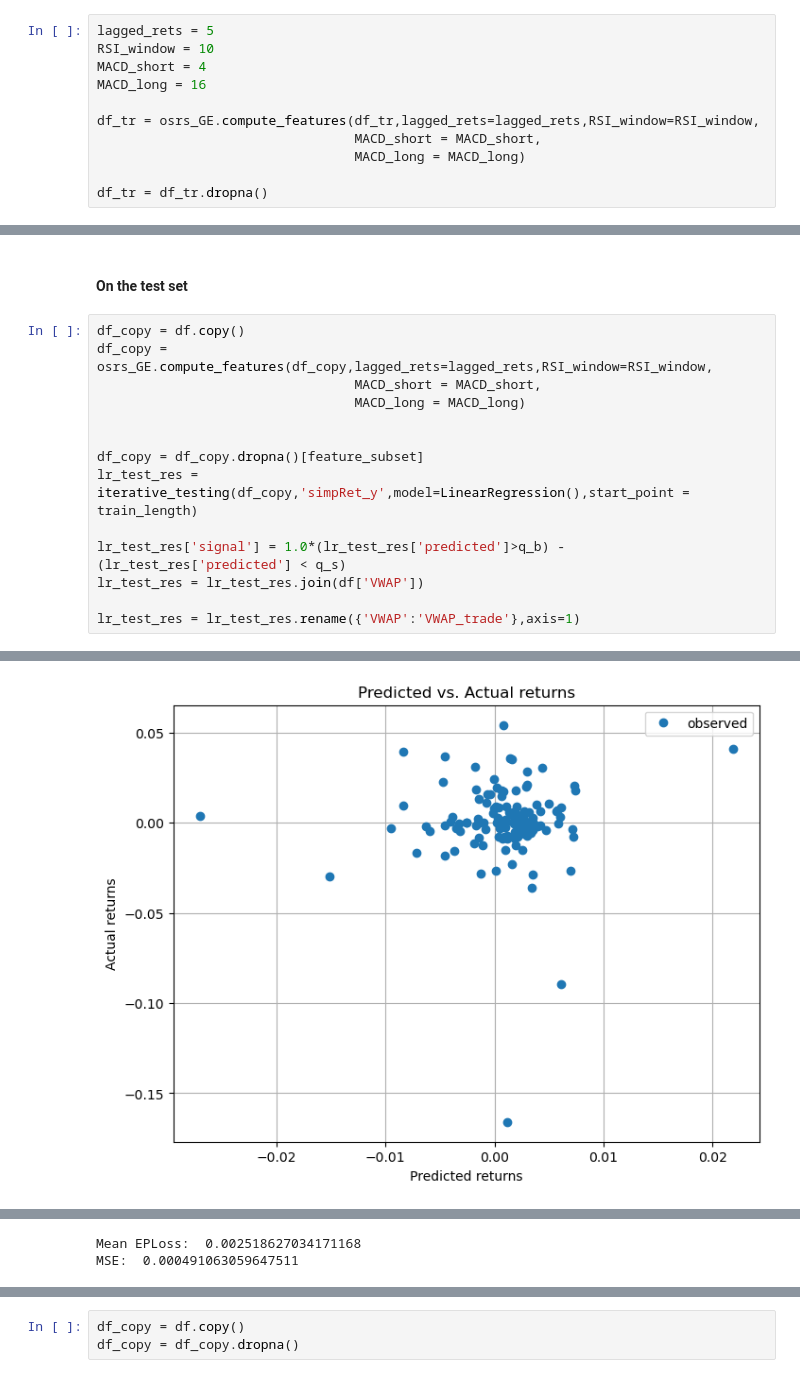
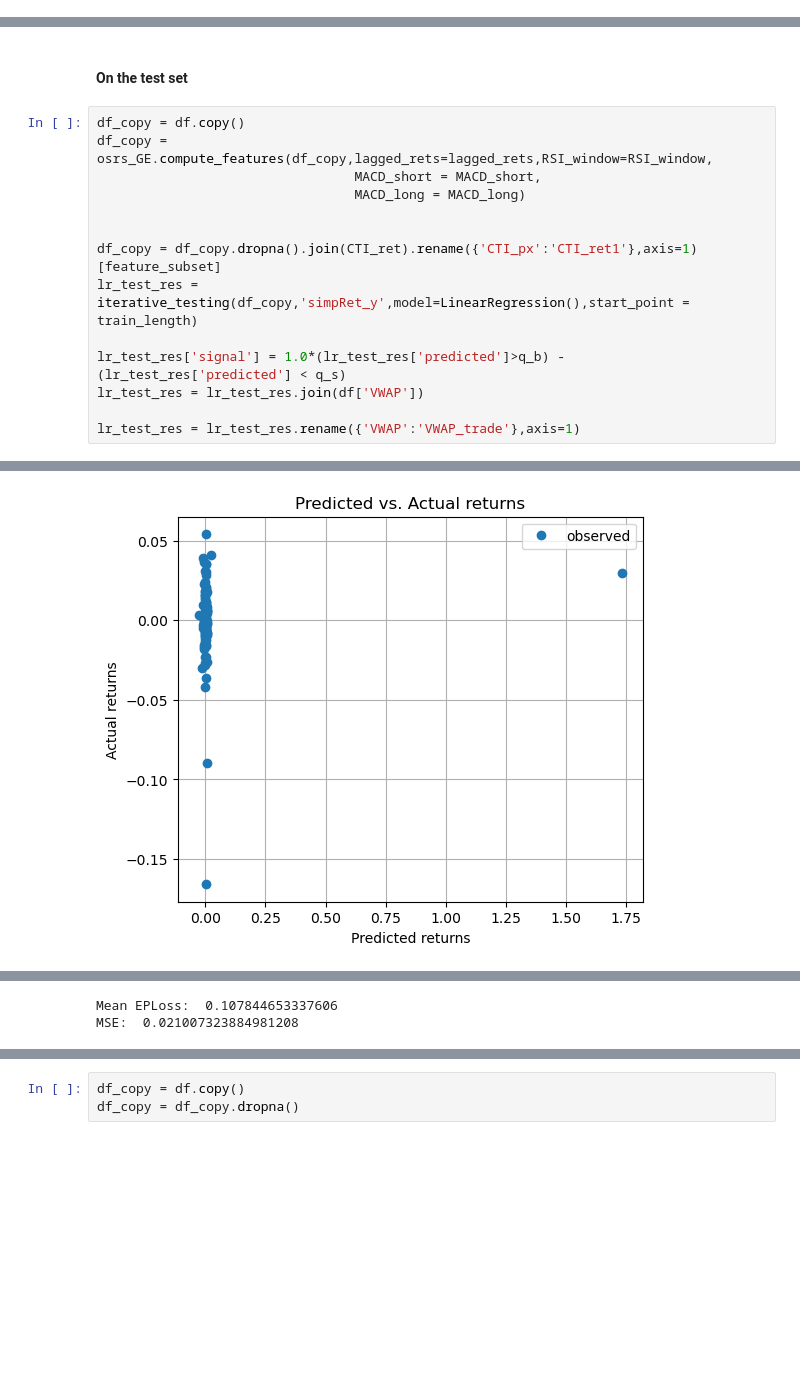
Before and after one commit to codyjcao/osrs-ge, a Jupyter notebook: osrs_ML_forecasting.ipynb, the cells around one changed output, grey strips where cells are left out. Drawn from its saved outputs; the diff is of its cells as text; blank space fills up the shorter version.

```diff
--- a/osrs_ML_forecasting.ipynb
+++ b/osrs_ML_forecasting.ipynb
@@ -122,14 +145,3 @@ What features to include in forecasting price?
   - MACD
   - SMA
   - LMA
-# %%
-lagged_rets = 5
-RSI_window = 10
-MACD_short = 4
-MACD_long = 16
-
-df_tr = osrs_GE.compute_features(df_tr,lagged_rets=lagged_rets,RSI_window=RSI_window,
-                                 MACD_short = MACD_short,
-                                 MACD_long = MACD_long)
-
-df_tr = df_tr.dropna()
@@ -392,7 +390,7 @@ df_copy = osrs_GE.compute_features(df_copy,lagged_rets=lagged_rets,RSI_window=RS
                                  MACD_long = MACD_long)
 
 
-df_copy = df_copy.dropna()[feature_subset]
+df_copy = df_copy.dropna().join(CTI_ret).rename({'CTI_px':'CTI_ret1'},axis=1)[feature_subset]
 lr_test_res = iterative_testing(df_copy,'simpRet_y',model=LinearRegression(),start_point = train_length)
 
 lr_test_res['signal'] = 1.0*(lr_test_res['predicted']>q_b) - (lr_test_res['predicted'] < q_s)
@@ -404 +402 @@ lr_test_res = lr_test_res.rename({'VWAP':'VWAP_trade'},axis=1)
-[figure, old version]
+[figure, new version]
@@ -406,5 +404,5 @@ lr_test_res = lr_test_res.rename({'VWAP':'VWAP_trade'},axis=1)
-Mean EPLoss:  0.002518627034171168
-MSE:  0.000491063059647511
+Mean EPLoss:  0.107844653337606
+MSE:  0.021007323884981208
 # %%
 lr_test_res['signal'].value_counts()
 # %% [output]
```
Also changed, not shown: parts of 39 cells of this notebook, 38 other files.
